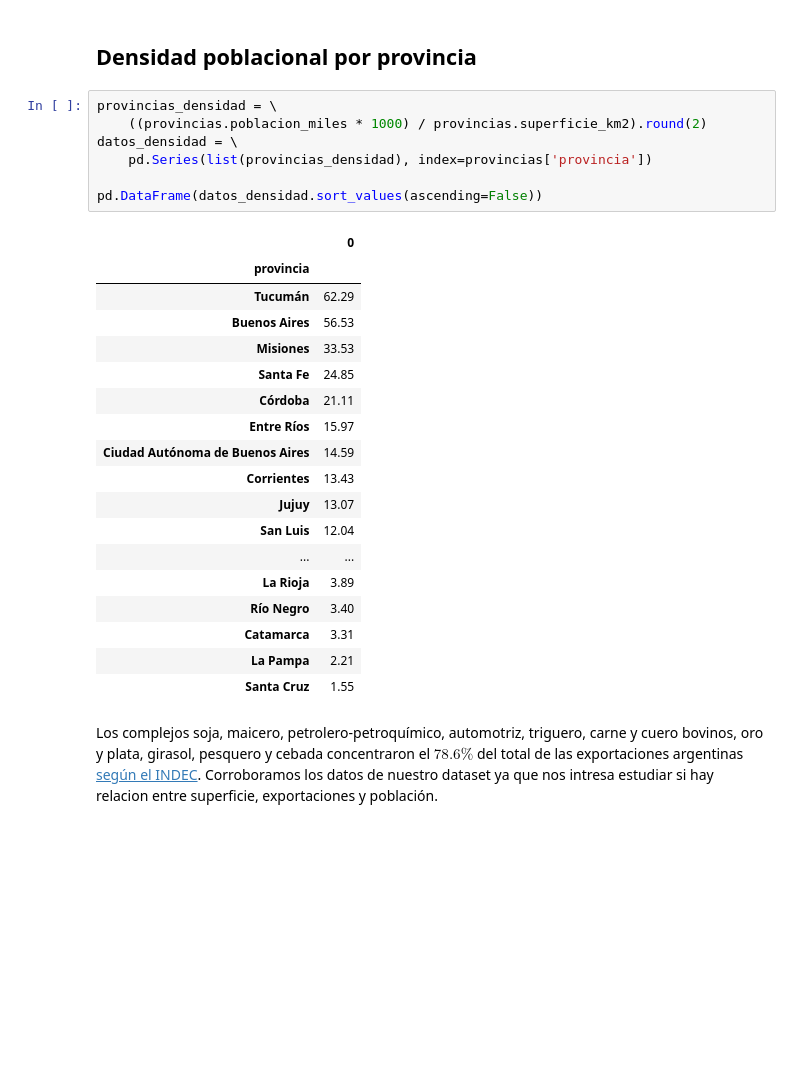
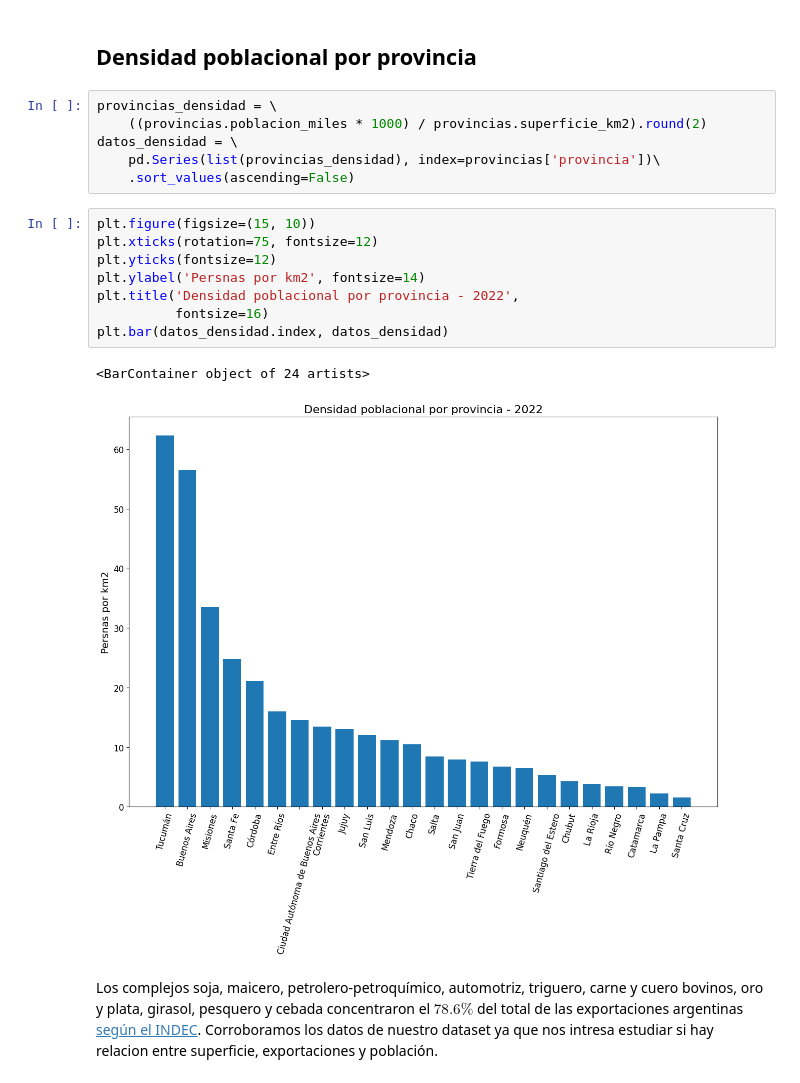
Before and after one commit to Isaiasgaray/fundamentos_tp, a Jupyter notebook: tp1/ejercicio_1/ejercicio1.ipynb, the cells around one changed output. Cells and saved outputs as stored; diff of their text form; blank space fills up the shorter version.

```diff
--- a/tp1/ejercicio_1/ejercicio1.ipynb
+++ b/tp1/ejercicio_1/ejercicio1.ipynb
@@ -151,28 +151,19 @@ provincias.loc[provincias.provincia == 'Corrientes','poblacion_miles'] = 1197
 provincias_densidad = \
     ((provincias.poblacion_miles * 1000) / provincias.superficie_km2).round(2)
 datos_densidad = \
-    pd.Series(list(provincias_densidad), index=provincias['provincia'])
-
-pd.DataFrame(datos_densidad.sort_values(ascending=False))
+    pd.Series(list(provincias_densidad), index=provincias['provincia'])\
+    .sort_values(ascending=False)
-# %% [output]
-|  | 0 |
-| provincia |  |
-| Tucumán | 62.29 |
-| Buenos Aires | 56.53 |
-| Misiones | 33.53 |
-| Santa Fe | 24.85 |
-| Córdoba | 21.11 |
-| Entre Ríos | 15.97 |
-| Ciudad Autónoma de Buenos Aires | 14.59 |
-| Corrientes | 13.43 |
-| Jujuy | 13.07 |
-| San Luis | 12.04 |
-| ... | ... |
-| La Rioja | 3.89 |
-| Río Negro | 3.40 |
-| Catamarca | 3.31 |
-| La Pampa | 2.21 |
-| Santa Cruz | 1.55 |
+# %%
+plt.figure(figsize=(15, 10))
+plt.xticks(rotation=75, fontsize=12)
+plt.yticks(fontsize=12)
+plt.ylabel('Persnas por km2', fontsize=14)
+plt.title('Densidad poblacional por provincia - 2022',
+          fontsize=16)
+plt.bar(datos_densidad.index, datos_densidad)
+# %% [output]
+<BarContainer object of 24 artists>
+[figure, added]
 # %% [markdown]
  Los complejos soja, maicero, petrolero-petroquímico, automotriz, triguero, carne y cuero bovinos, oro y plata, girasol, pesquero y cebada concentraron el $78.6\%$ del total de las exportaciones argentinas [según el INDEC](https://www.indec.gob.ar/indec/web/Nivel4-Tema-3-2-79). Corroboramos los datos de nuestro dataset ya que nos intresa estudiar si hay relacion entre superficie, exportaciones y población.
 # %% [markdown]
```
Also changed, not shown: parts of 3 cells of this notebook, 2 other files.
